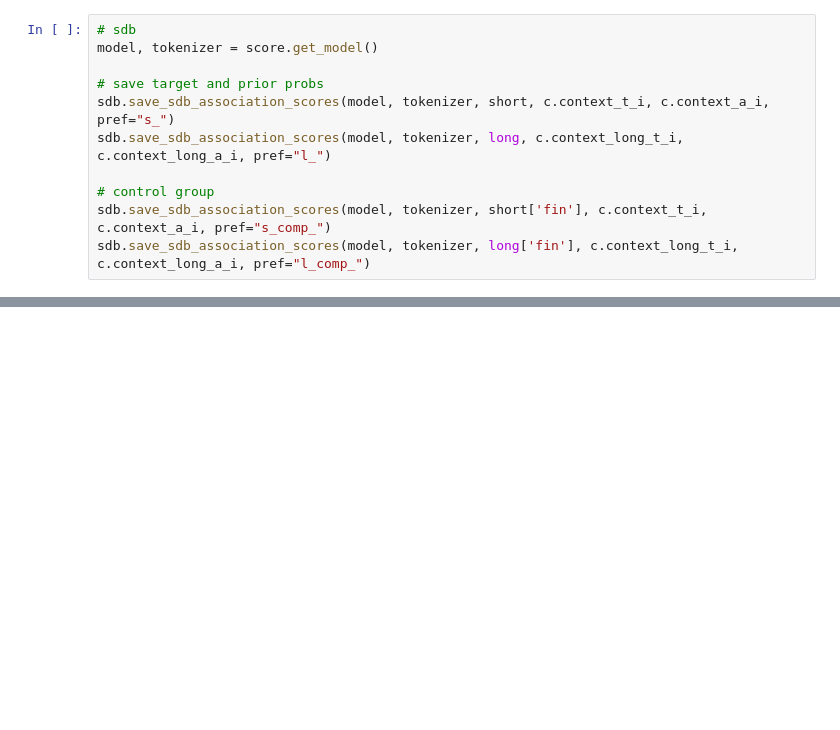
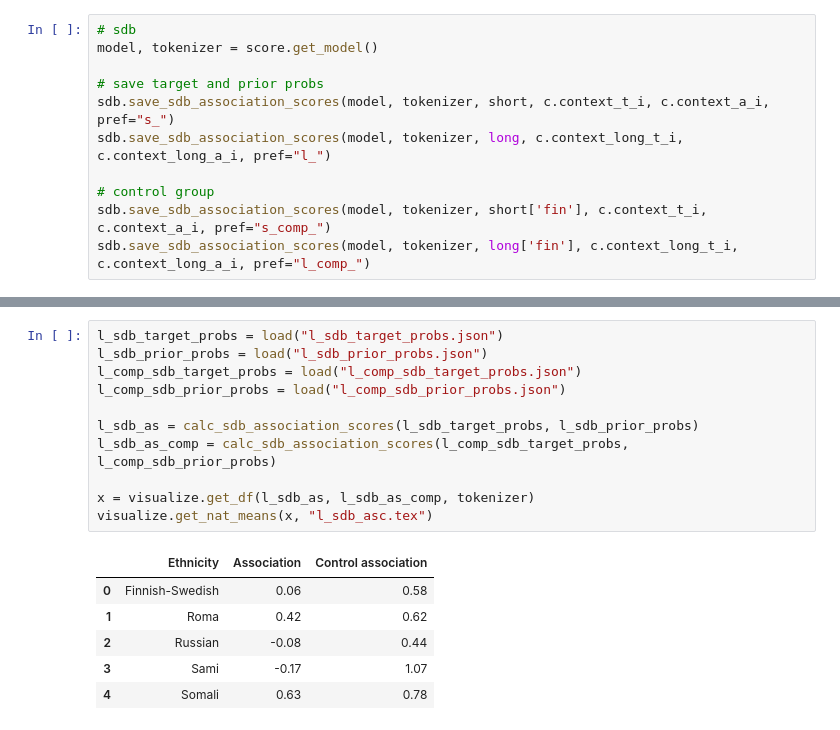
Before and after one commit to hoytnotlit/thesis, a Jupyter notebook: Debiasing.ipynb, the cells around one changed output, grey strips where cells are left out. Cells and saved outputs as stored; diff of their text form; blank space fills up the shorter version.

```diff
--- a/Debiasing.ipynb
+++ b/Debiasing.ipynb
@@ -323,0 +286,18 @@ visualize.get_nat_means(x)
+# %%
+l_sdb_target_probs = load("l_sdb_target_probs.json")
+l_sdb_prior_probs = load("l_sdb_prior_probs.json")
+l_comp_sdb_target_probs = load("l_comp_sdb_target_probs.json")
+l_comp_sdb_prior_probs = load("l_comp_sdb_prior_probs.json")
+
+l_sdb_as = calc_sdb_association_scores(l_sdb_target_probs, l_sdb_prior_probs)
+l_sdb_as_comp = calc_sdb_association_scores(l_comp_sdb_target_probs, l_comp_sdb_prior_probs)
+
+x = visualize.get_df(l_sdb_as, l_sdb_as_comp, tokenizer)
+visualize.get_nat_means(x, "l_sdb_asc.tex")
+# %% [output]
+|  | Ethnicity | Association | Control association |
+| 0 | Finnish-Swedish | 0.06 | 0.58 |
+| 1 | Roma | 0.42 | 0.62 |
+| 2 | Russian | -0.08 | 0.44 |
+| 3 | Sami | -0.17 | 1.07 |
+| 4 | Somali | 0.63 | 0.78 |
```
Also changed, not shown: parts of 2 cells of this notebook.
